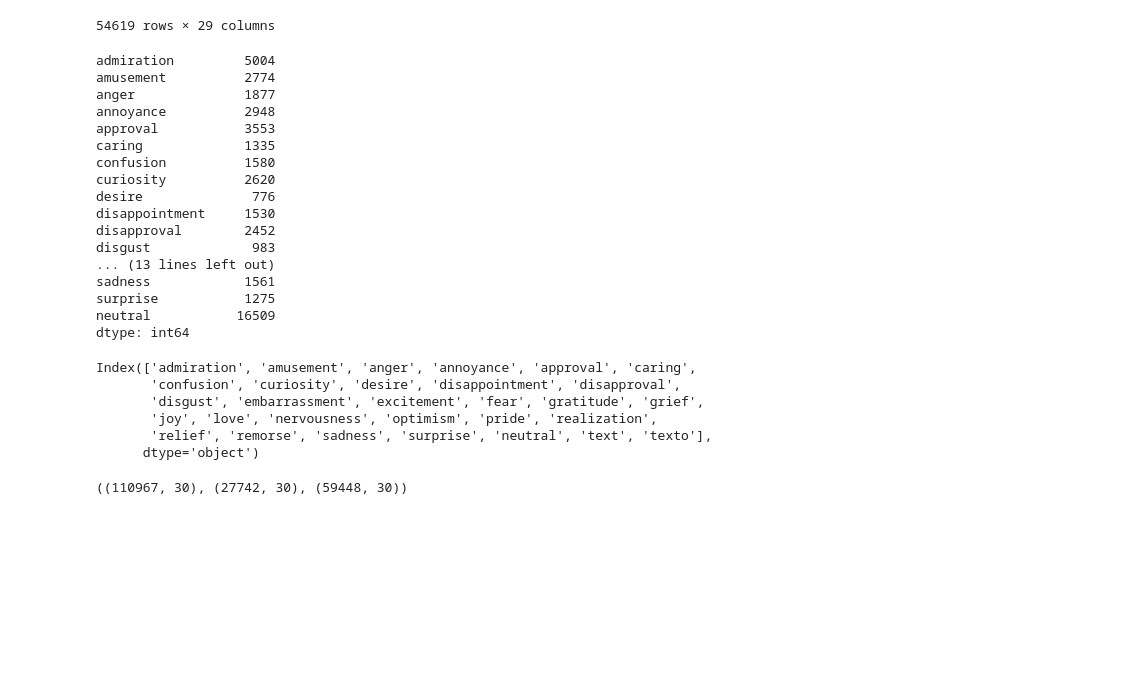
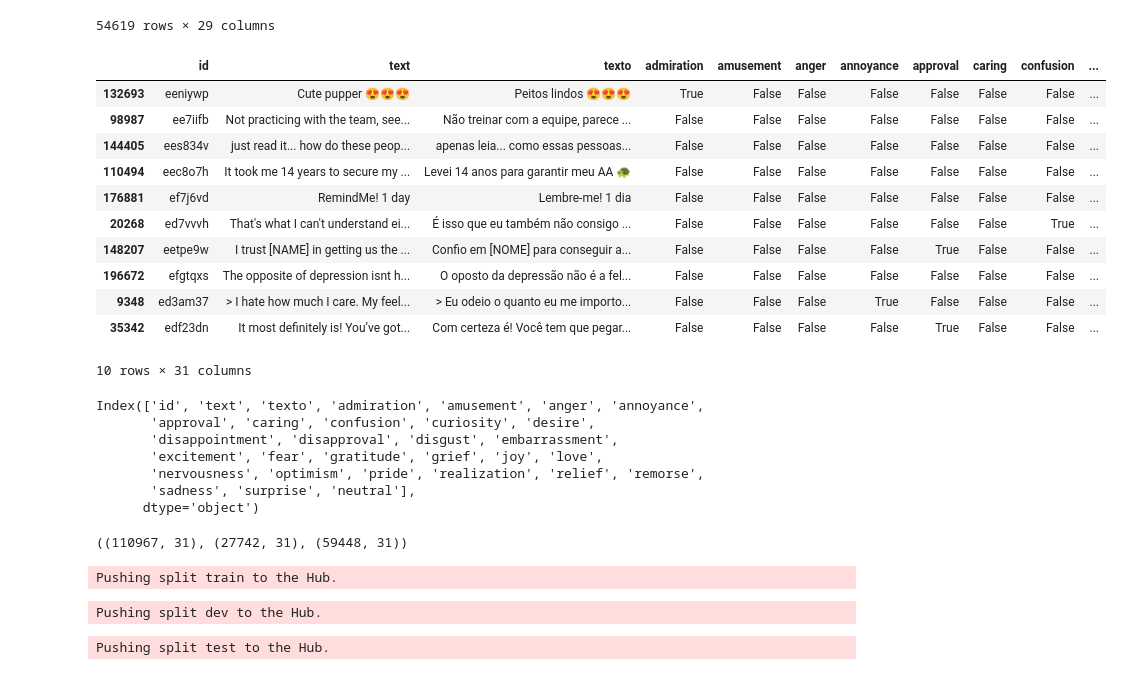
Before and after one commit to pysentimiento/pysentimiento, a Jupyter notebook: notebooks/emotion/Exploratory pt.ipynb, the cells around one changed output. Cells and saved outputs as stored; diff of their text form; code cells hidden in the pictures; blank space fills up the shorter version.

Commit message:
Add emotion dataset

```diff
--- a/notebooks/emotion/Exploratory pt.ipynb
+++ b/notebooks/emotion/Exploratory pt.ipynb
@@ -115,35 +109,38 @@ df_final = df_agg[emotions] >= 2
-# %%
-df_final.sum()
-# %% [output]
-admiration         5004
-amusement          2774
-anger              1877
-annoyance          2948
-approval           3553
-caring             1335
-confusion          1580
-curiosity          2620
-desire              776
-disappointment     1530
-disapproval        2452
-disgust             983
-... (13 lines left out)
-sadness            1561
-surprise           1275
-neutral           16509
-dtype: int64
 # %%
 # Add the text columns!
 
-df_final = df_final.join(df[["id", "text", "texto"]].set_index("id"))
+emotions = columns[2:]
+
+df_final = df_agg[emotions] >= 2
+
+df_final = df_final.join(df[["id", "text", "texto"]].set_index("id")).reset_index()
+
+# Reorder columns
+df_final = df_final[["id", "text", "texto"] + emotions].copy()
+# %%
+df_final.sample(10)
+# %% [output]
+|  | id | text | texto | admiration | amusement | anger | annoyance | approval | caring | confusion | ... |
+| 132693 | eeniywp | Cute pupper 😍😍😍 | Peitos lindos 😍😍😍 | True | False | False | False | False | False | False | ... |
+| 98987 | ee7iifb | Not practicing with the team, see... | Não treinar com a equipe, parece ... | False | False | False | False | False | False | False | ... |
+| 144405 | ees834v | just read it... how do these peop... | apenas leia... como essas pessoas... | False | False | False | False | False | False | False | ... |
+| 110494 | eec8o7h | It took me 14 years to secure my ... | Levei 14 anos para garantir meu AA 🐢 | False | False | False | False | False | False | False | ... |
+| 176881 | ef7j6vd | RemindMe! 1 day | Lembre-me! 1 dia | False | False | False | False | False | False | False | ... |
+| 20268 | ed7vvvh | That's what I can't understand ei... | É isso que eu também não consigo ... | False | False | False | False | False | False | True | ... |
+| 148207 | eetpe9w | I trust [NAME] in getting us the ... | Confio em [NOME] para conseguir a... | False | False | False | False | True | False | False | ... |
+| 196672 | efgtqxs | The opposite of depression isnt h... | O oposto da depressão não é a fel... | False | False | False | False | False | False | False | ... |
+| 9348 | ed3am37 | > I hate how much I care. My feel... | > Eu odeio o quanto eu me importo... | False | False | False | True | False | False | False | ... |
+| 35342 | edf23dn | It most definitely is! You’ve got... | Com certeza é! Você tem que pegar... | False | False | False | False | True | False | False | ... |
+10 rows × 31 columns
 # %%
 df_final.columns
 # %% [output]
-Index(['admiration', 'amusement', 'anger', 'annoyance', 'approval', 'caring',
-       'confusion', 'curiosity', 'desire', 'disappointment', 'disapproval',
-       'disgust', 'embarrassment', 'excitement', 'fear', 'gratitude', 'grief',
-       'joy', 'love', 'nervousness', 'optimism', 'pride', 'realization',
-       'relief', 'remorse', 'sadness', 'surprise', 'neutral', 'text', 'texto'],
+Index(['id', 'text', 'texto', 'admiration', 'amusement', 'anger', 'annoyance',
+       'approval', 'caring', 'confusion', 'curiosity', 'desire',
+       'disappointment', 'disapproval', 'disgust', 'embarrassment',
+       'excitement', 'fear', 'gratitude', 'grief', 'joy', 'love',
+       'nervousness', 'optimism', 'pride', 'realization', 'relief', 'remorse',
+       'sadness', 'surprise', 'neutral'],
       dtype='object')
 # %%
 df_final.rename(columns={"texto": "text", "text": "text_original"}, inplace=True)
@@ -158,7 +155,7 @@ df_train, df_dev = train_test_split(df_train, test_size=0.2, random_state=42)
 
 df_train.shape, df_dev.shape, df_test.shape
 # %% [output]
-((110967, 30), (27742, 30), (59448, 30))
+((110967, 31), (27742, 31), (59448, 31))
 # %%
 # Construct the final dataset
 from datasets import Dataset, DatasetDict, Value, Features, ClassLabel
@@ -169,0 +179,6 @@ features = Features({
+# %%
+ds_final.push_to_hub("pysentimiento/pt_emotion", private=True)
+# %% [output]
+Pushing split train to the Hub.
+Pushing split dev to the Hub.
+Pushing split test to the Hub.
```
Also changed, not shown: parts of 5 cells of this notebook.
